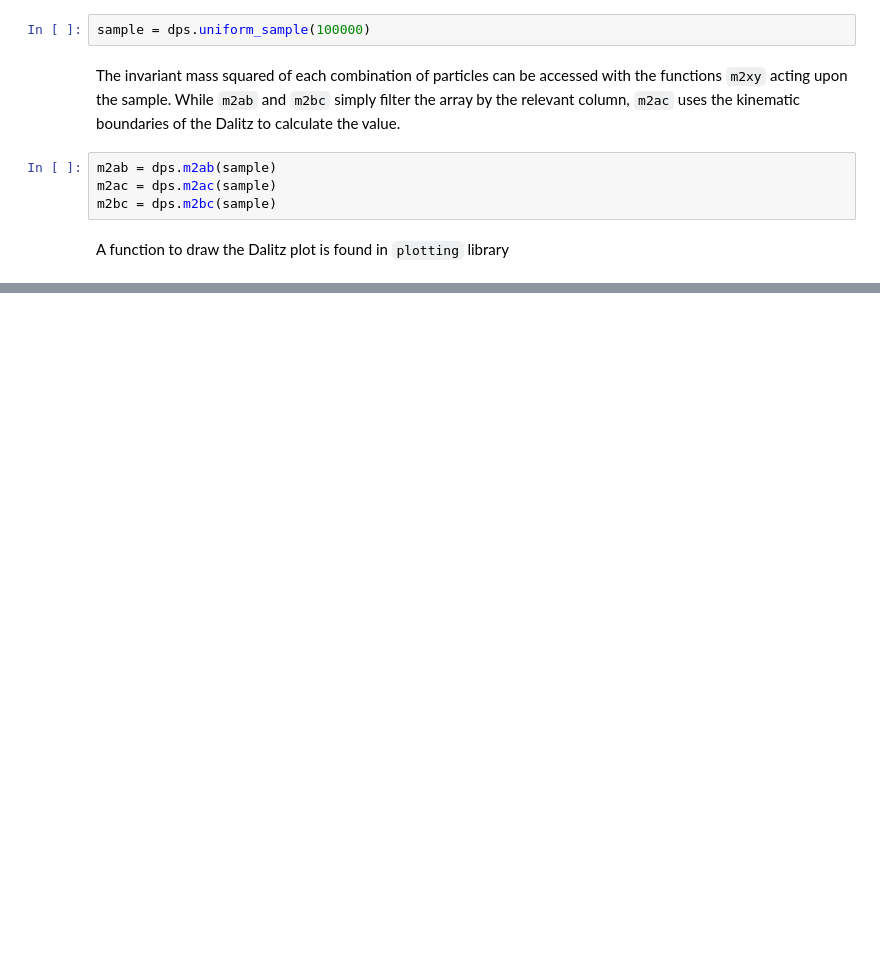
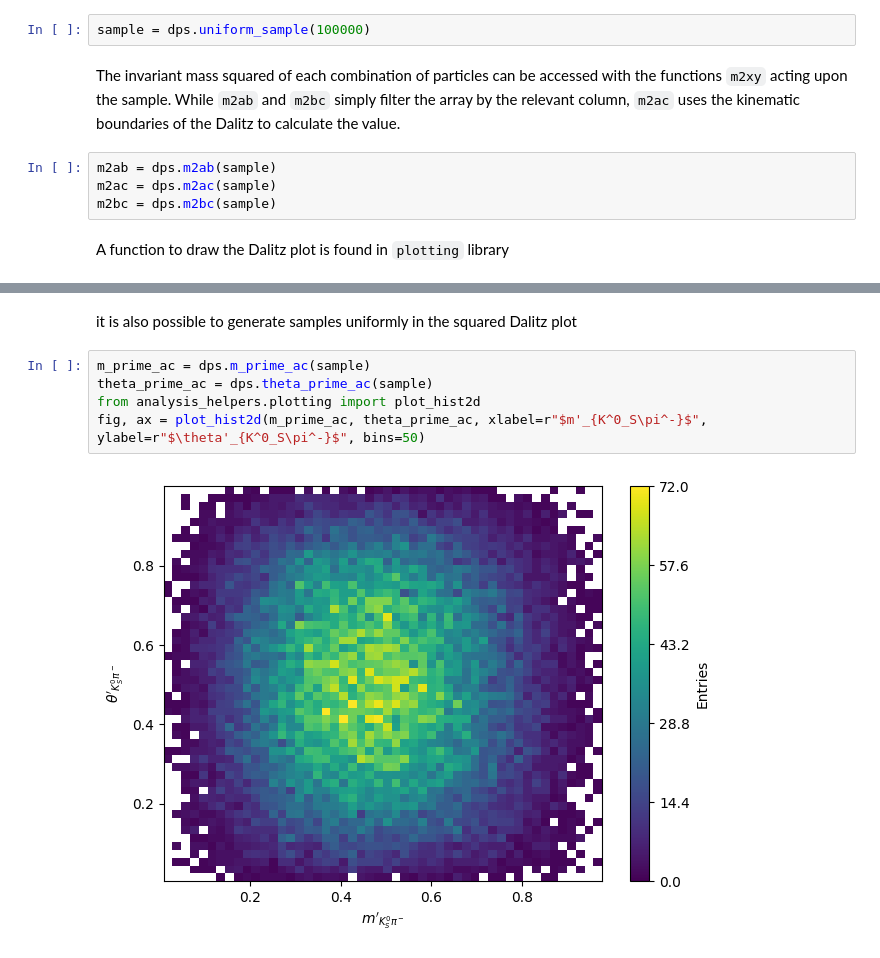
Before and after one commit to cpviolation/analysis_helpers, a Jupyter notebook: docs/notebooks/dalitz_plot.ipynb, the cells around one changed output, grey strips where cells are left out. Saved outputs shown, nothing was run; the diff lists cells and outputs as text; blank space fills up the shorter version.

```diff
--- a/docs/notebooks/dalitz_plot.ipynb
+++ b/docs/notebooks/dalitz_plot.ipynb
@@ -45,0 +59,9 @@ array([], shape=(0, 2), dtype=float64)
+# %% [markdown]
+it is also possible to generate samples uniformly in the squared Dalitz plot
+# %%
+m_prime_ac = dps.m_prime_ac(sample)
+theta_prime_ac = dps.theta_prime_ac(sample)
+from analysis_helpers.plotting import plot_hist2d
+fig, ax = plot_hist2d(m_prime_ac, theta_prime_ac, xlabel=r"$m'_{K^0_S\pi^-}$", ylabel=r"$\theta'_{K^0_S\pi^-}$", bins=50)
+# %% [output]
+[figure, added]
```
Also changed, not shown: parts of 5 cells of this notebook, 2 other files.
